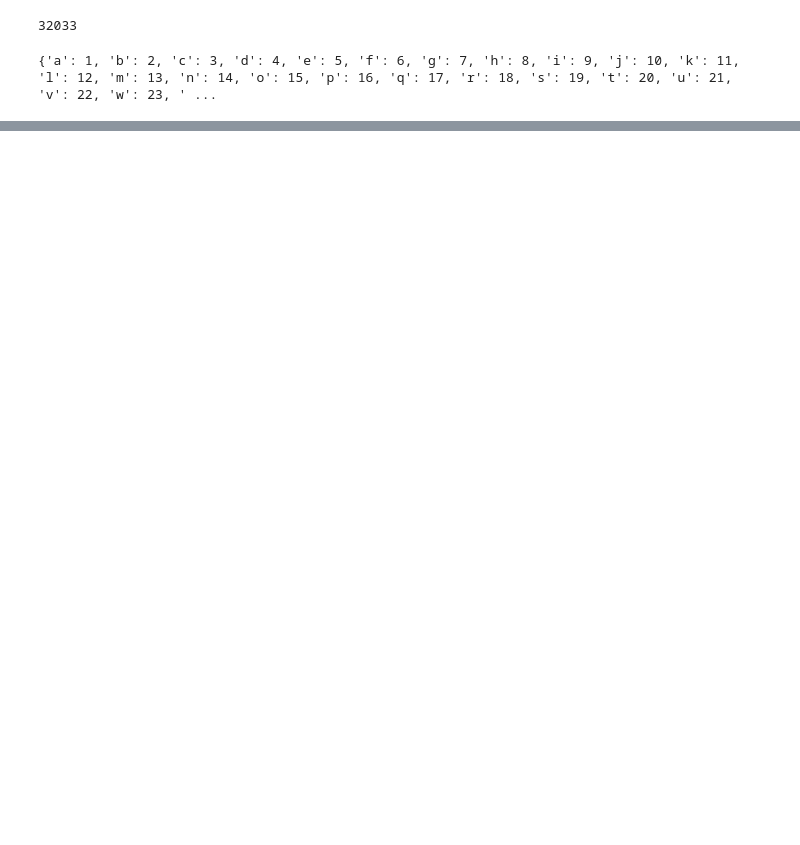
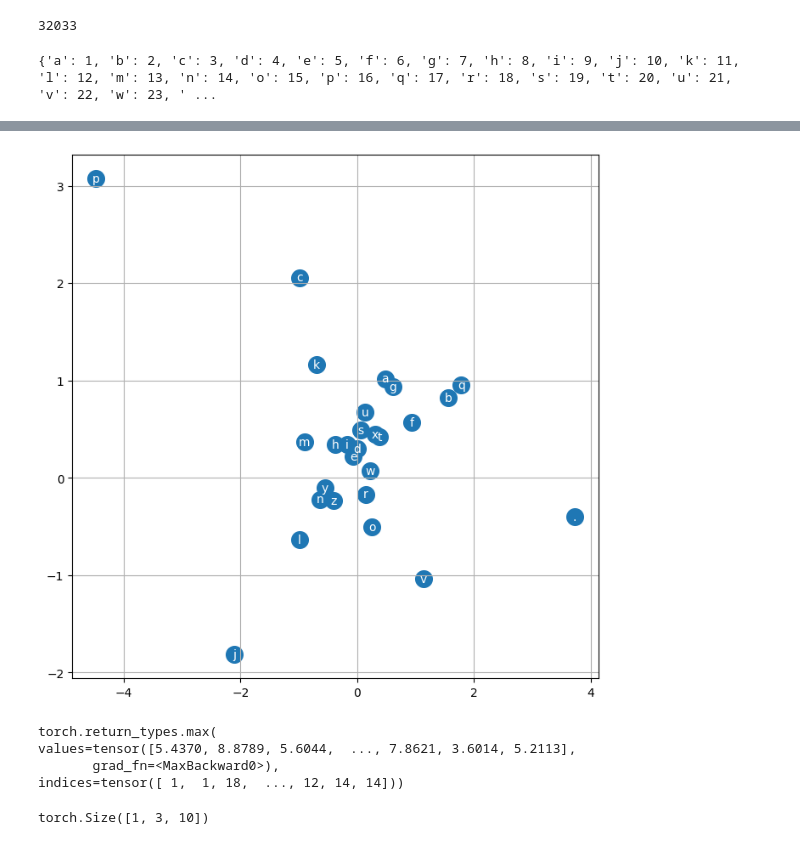
Before and after one commit to Charanvardhan/nnZeroToHero, a Jupyter notebook: MakeMore/Mlp.ipynb, the cells around one changed output, grey strips where cells are left out. Cells and saved outputs as stored; diff of their text form; code cells hidden in the pictures; blank space fills up the shorter version.

```diff
--- a/MakeMore/Mlp.ipynb
+++ b/MakeMore/Mlp.ipynb
@@ -58,0 +210,22 @@ hia ---> .
+# %%
+# visualize dimensions 0 and 1 of the embedding matrix C for all characters
+plt.figure(figsize=(8,8))
+plt.scatter(C[:,0].data, C[:,1].data, s=200)
+for i in range(C.shape[0]):
+    plt.text(C[i,0].item(), C[i,1].item(), itos[i], ha="center", va="center", color='white')
+plt.grid('minor')
+# %% [output]
+[figure, added]
+# %%
+logits.max(1)
+# %% [output]
+torch.return_types.max(
+values=tensor([5.4370, 8.8789, 5.6044,  ..., 7.8621, 3.6014, 5.2113],
+       grad_fn=<MaxBackward0>),
+indices=tensor([ 1,  1, 18,  ..., 12, 14, 14]))
+# %%
+block_size = 3
+context = [0] * block_size
+C[torch.tensor([context])].shape
+# %% [output]
+torch.Size([1, 3, 10])
```
Also changed, not shown: parts of 37 cells of this notebook.
